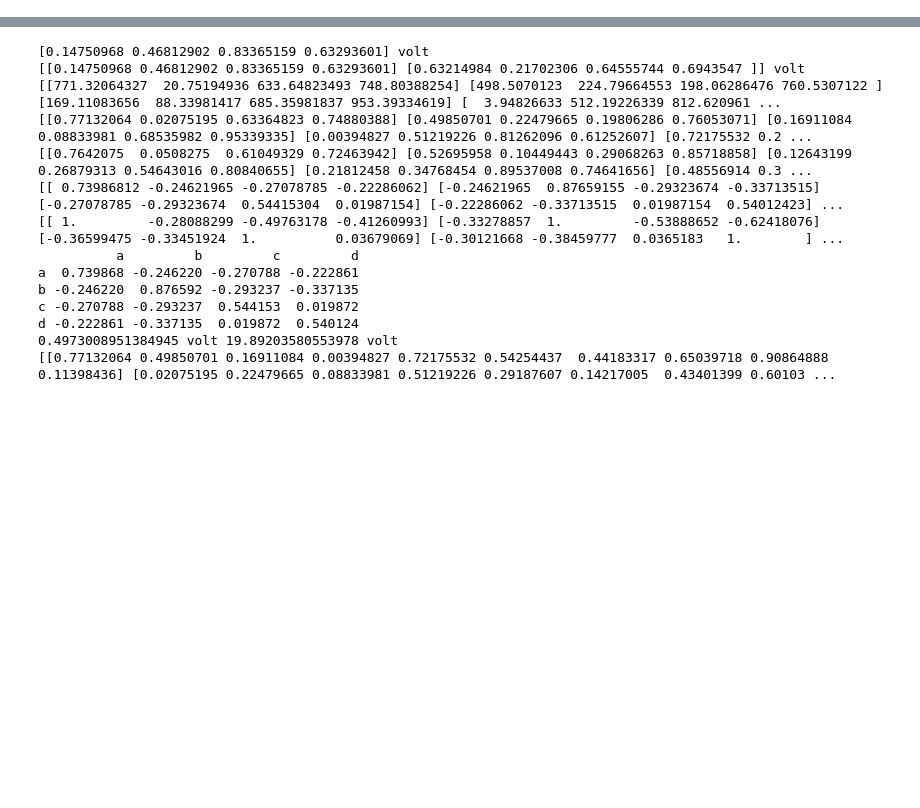
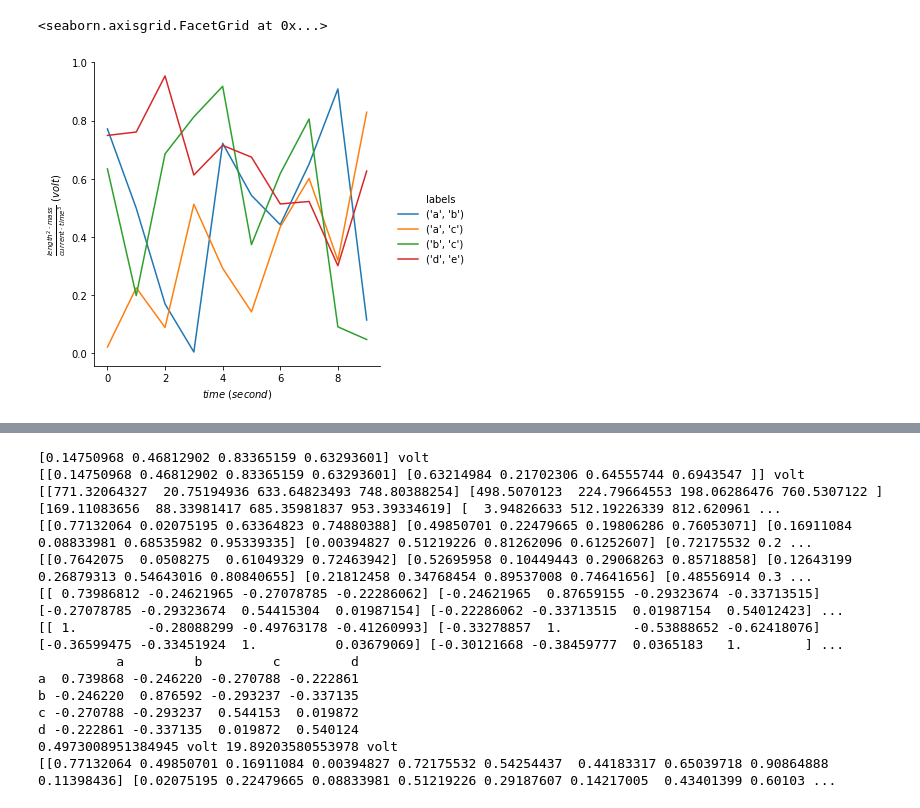
Before and after one commit to neuralsignal/dreye, a Jupyter notebook: tutorials/Intro to Signals.ipynb, the cells around one changed output, grey strips where cells are left out. Cells and saved outputs as stored; diff of their text form; code cells hidden in the pictures; blank space fills up the shorter version.

Commit message:
estimators and plotting

```diff
--- a/tutorials/Intro to Signals.ipynb
+++ b/tutorials/Intro to Signals.ipynb
@@ -6,5 +7,7 @@ from dreye import Domain, Signal
 from dreye.err import DreyeError
 from dreye.constants import ureg
+# %%
+index = pd.Index([('a', 'b'), ('a', 'c'), ('b', 'c'), ('d', 'e')], names=['values', 'c'])
 # %%
 signal = Signal(
     np.random.random((10, 4)), # 1 or 2D
@@ -12,7 +15,10 @@ signal = Signal(
     domain_axis=0,
     units='volts',
     domain_units='s',
-    attrs={'a':'b'},
-    labels=['a', 'b', 'c', 'd'], # list-like
+    attrs={'f':'b'},
+    labels=index, # index-like
+    name='signal',
     interpolator_kwargs={'bounds_error':False, 'fill_value':0.5}
 )
+signal2 = signal.copy()
+signal2.name = 'signal2'
@@ -22,0 +34,5 @@ signal = Signal(
+# %%
+signal.relplot()
+# %% [output]
+<seaborn.axisgrid.FacetGrid at 0x...>
+[figure, added]
```
Also changed, not shown: parts of 9 cells of this notebook, 47 other files.
